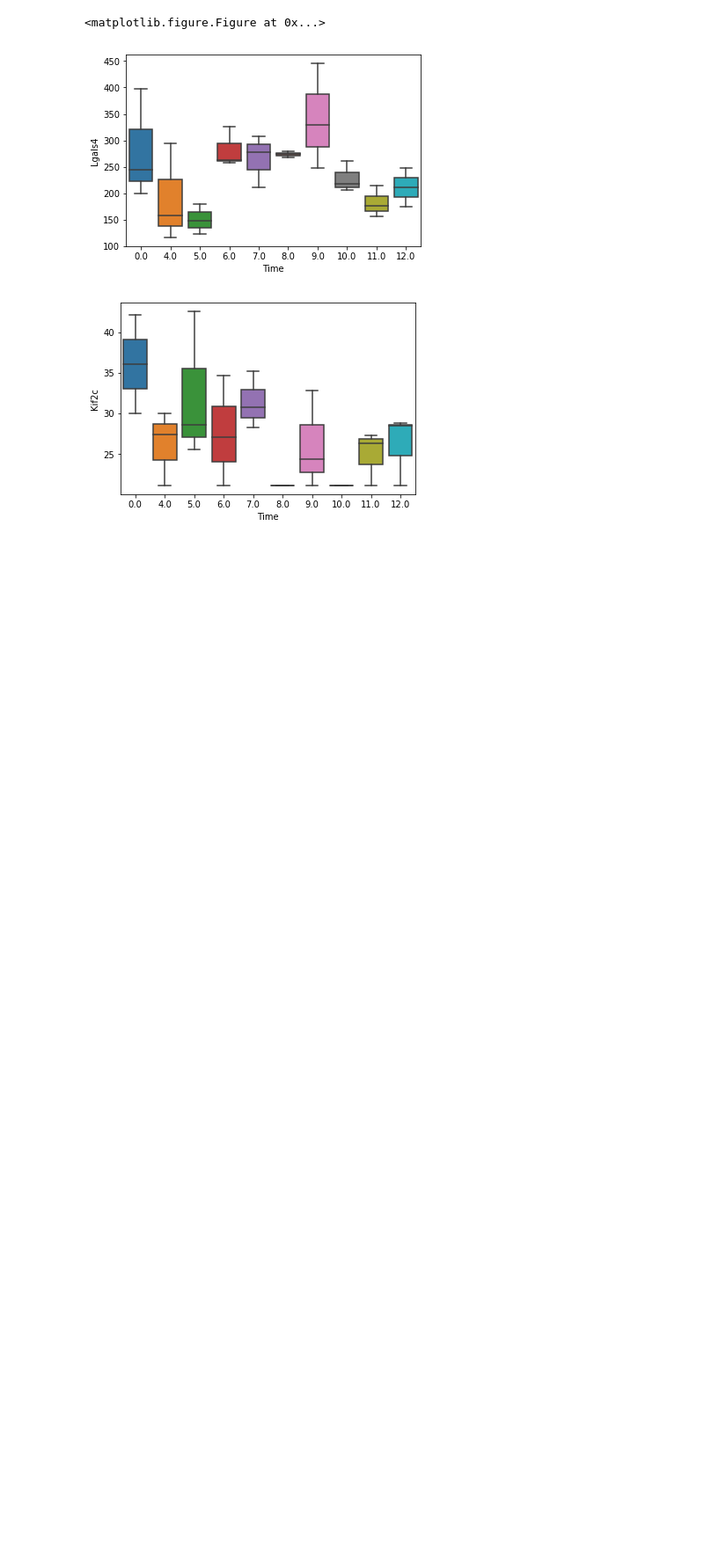
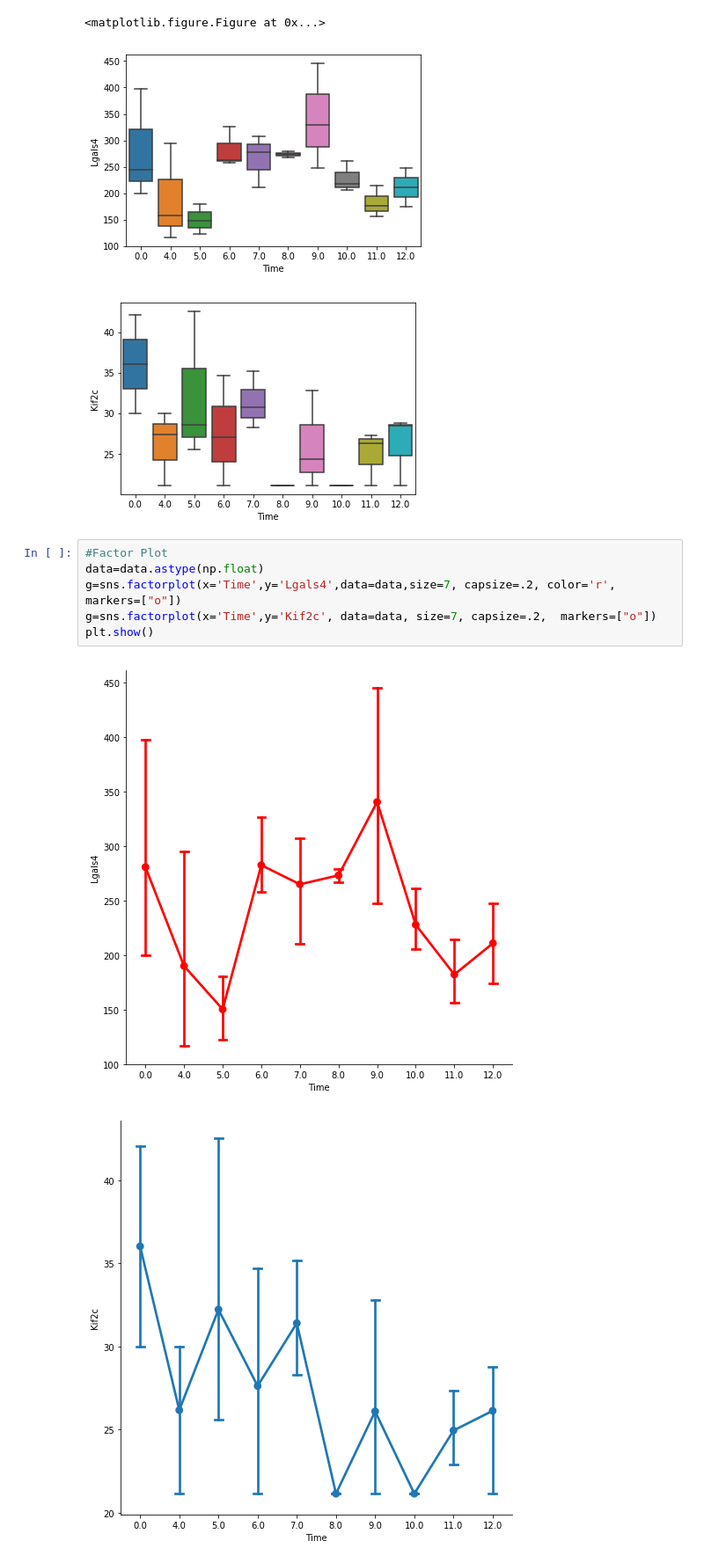
Before and after one commit to akanshajainn/Genome-Data-Visualisation, a Jupyter notebook: Gene Data Visualisation Assignment.ipynb, the cells around one changed output. Shown: that part at 88% size. Saved outputs shown, nothing was run; the diff lists cells and outputs as text; blank space fills up the shorter version.

Commit message:
Added Factorplot

```diff
--- a/Gene Data Visualisation Assignment.ipynb
+++ b/Gene Data Visualisation Assignment.ipynb
@@ -179,3 +179,12 @@ plt.show()
 <matplotlib.figure.Figure at 0x...>
 [figure]
 [figure]
+# %%
+#Factor Plot
+data=data.astype(np.float)
+g=sns.factorplot(x='Time',y='Lgals4',data=data,size=7, capsize=.2, color='r', markers=["o"])
+g=sns.factorplot(x='Time',y='Kif2c', data=data, size=7, capsize=.2,  markers=["o"])
+plt.show()
+# %% [output]
+[figure, added]
+[figure, added]
```
